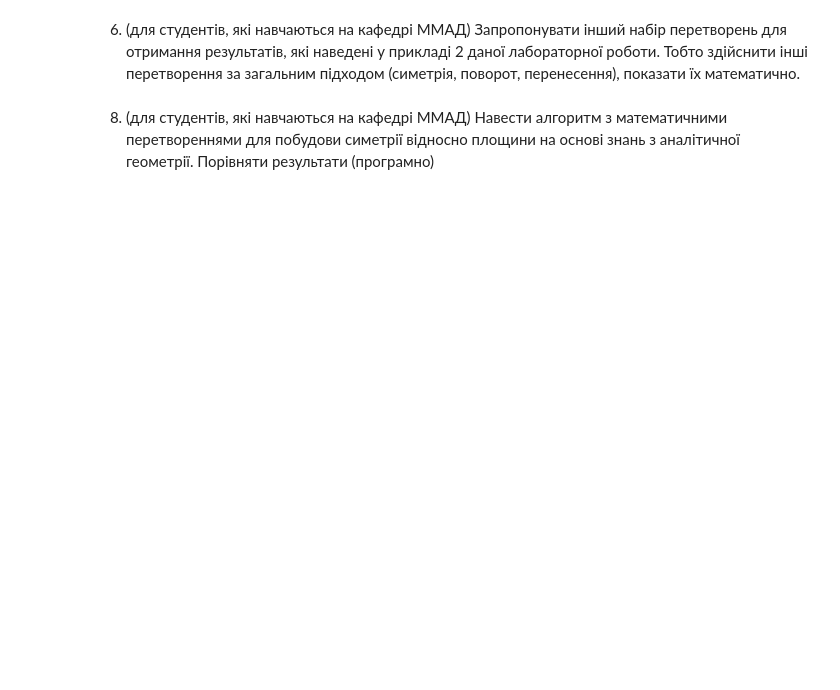
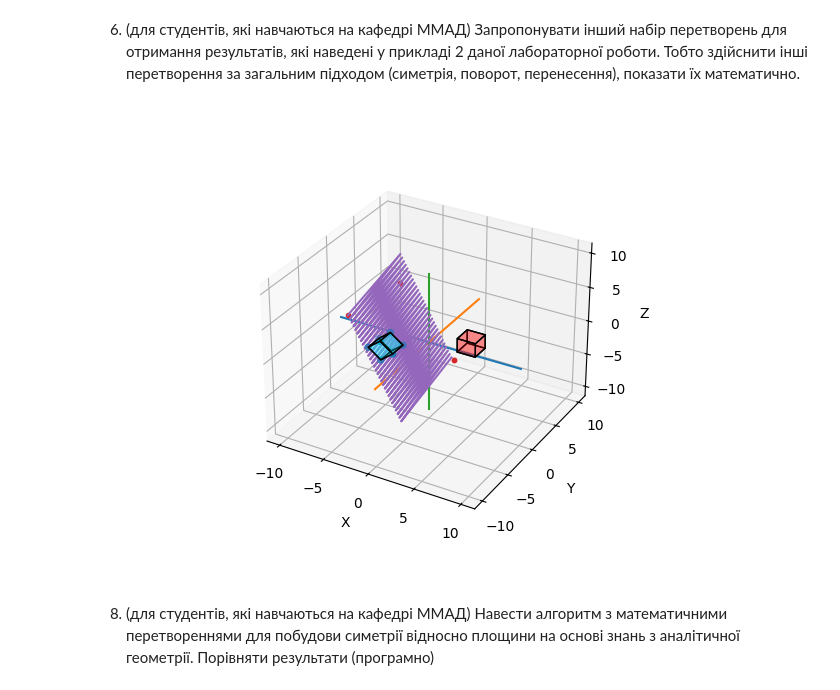
Before and after one commit to KlymentievMaksym/CompGraph, a Jupyter notebook: Lab2.ipynb, the cells around one changed output. Drawn from its saved outputs; the diff is of its cells as text; code cells hidden in the pictures; blank space fills up the shorter version.

```diff
--- a/Lab2.ipynb
+++ b/Lab2.ipynb
@@ -405,4 +498,10 @@ cube_space.plot3d(True, space=space)
 # %% [markdown]
 6. (для студентів, які навчаються на кафедрі ММАД) Запропонувати інший набір перетворень для отримання результатів, які наведені у прикладі 2 даної лабораторної роботи. Тобто здійснити інші перетворення за загальним підходом (симетрія, поворот, перенесення), показати їх математично.
+# %%
+cube_space_other = cube.copy()
+cube_space_other.symetria_above_space_other(space)
+cube_space_other.plot3d(True, space=space)
+# %% [output]
+[figure, added]
 # %% [markdown]
 8. (для студентів, які навчаються на кафедрі ММАД) Навести алгоритм з математичними перетвореннями для побудови симетрії відносно площини на основі знань з аналітичної геометрії. Порівняти результати (програмно)
```
Also changed, not shown: parts of 6 cells of this notebook.
